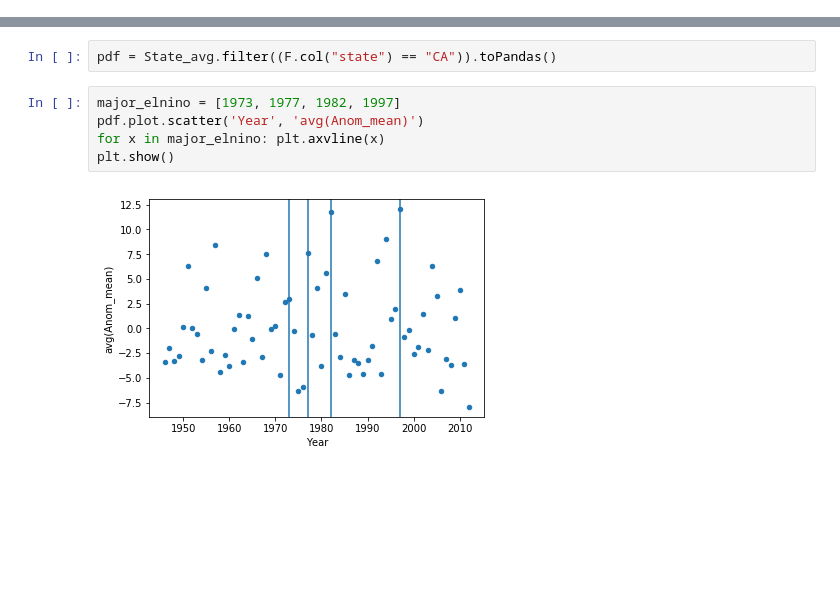
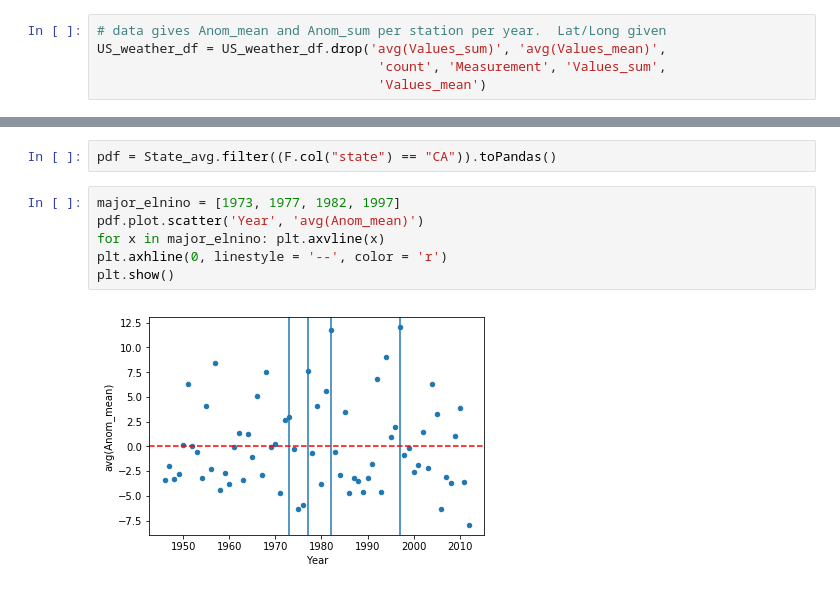
Before and after one commit to chiennifer/Public-DSC291, a Jupyter notebook: hw3/Jason.ipynb, the cells around one changed output, grey strips where cells are left out. Drawn from its saved outputs; the diff is of its cells as text; blank space fills up the shorter version.

```diff
--- a/hw3/Jason.ipynb
+++ b/hw3/Jason.ipynb
@@ -234,0 +232,5 @@ US_weather_df = US_weather_df.withColumn('Anom_mean', F.col('Values_mean')-F.col
+# %%
+# data gives Anom_mean and Anom_sum per station per year.  Lat/Long given
+US_weather_df = US_weather_df.drop('avg(Values_sum)', 'avg(Values_mean)',
+                                    'count', 'Measurement', 'Values_sum',
+                                    'Values_mean')
@@ -262,7 +284,8 @@ pdf = State_avg.filter((F.col("state") == "CA")).toPandas()
 # %%
 major_elnino = [1973, 1977, 1982, 1997]
 pdf.plot.scatter('Year', 'avg(Anom_mean)')
 for x in major_elnino: plt.axvline(x)
+plt.axhline(0, linestyle = '--', color = 'r')
 plt.show()
 # %% [output]
-[figure, old version]
+[figure, new version]
```
Also changed, not shown: parts of 3 cells of this notebook.
